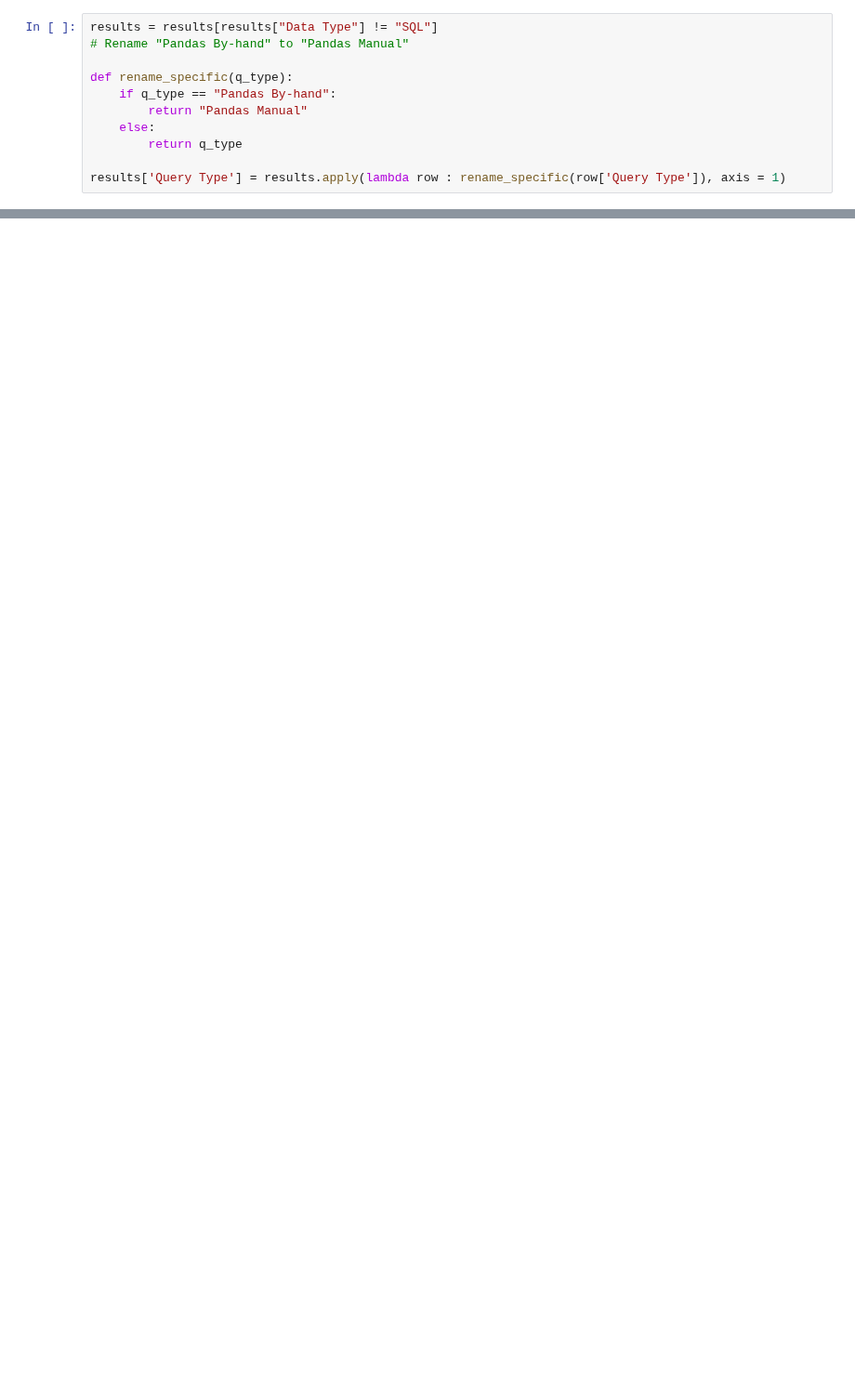
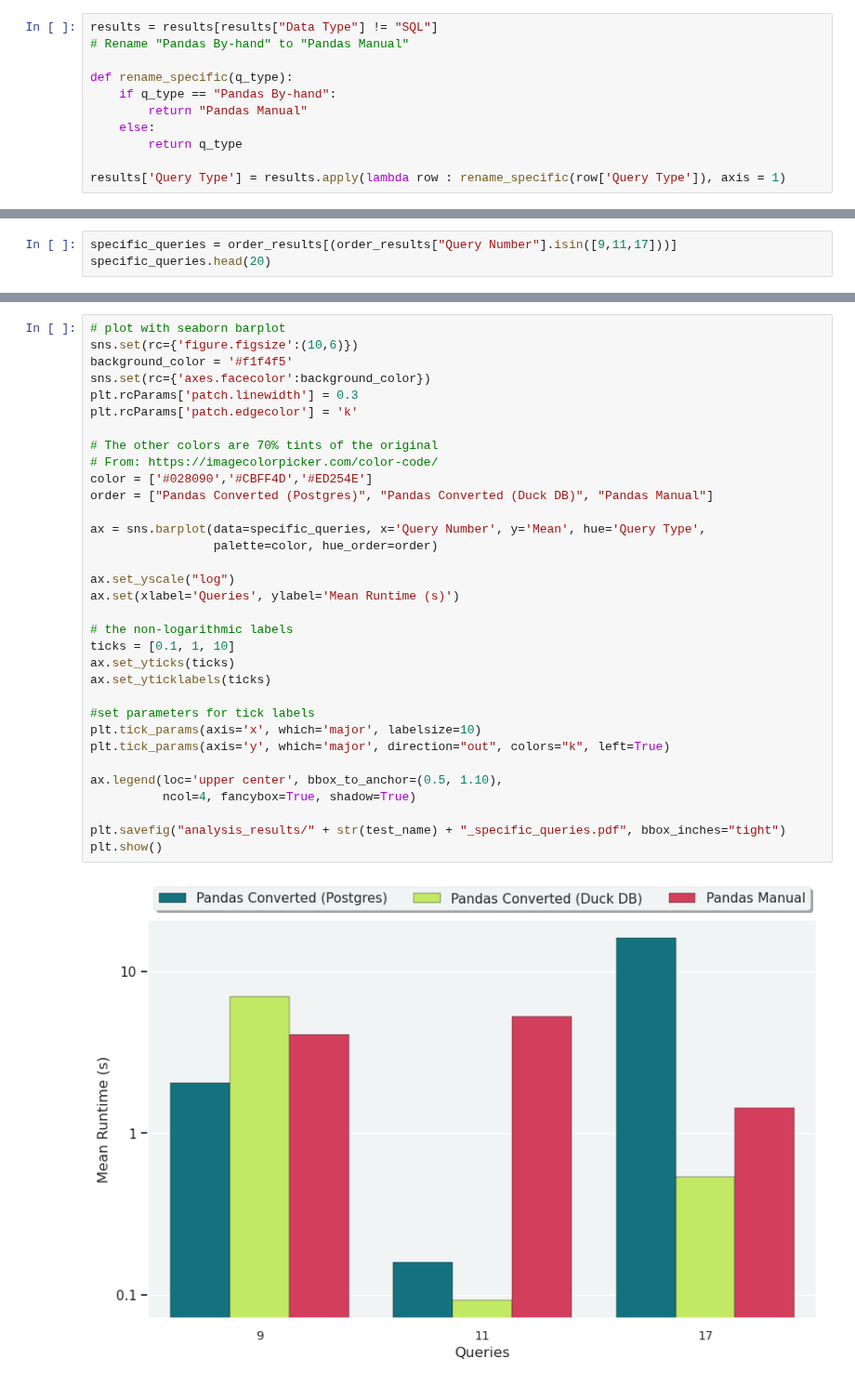
Before and after one commit to groegercesg/QueryBridge, a Jupyter notebook: benchmarking/hand_analysis.ipynb, the cells around one changed output, grey strips where cells are left out. Shown at 93% size. Drawn from its saved outputs; the diff is of its cells as text; blank space fills up the shorter version.

```diff
--- a/benchmarking/hand_analysis.ipynb
+++ b/benchmarking/hand_analysis.ipynb
@@ -140,0 +145,3 @@ group_results
+# %%
+specific_queries = order_results[(order_results["Query Number"].isin([9,11,17]))]
+specific_queries.head(20)
@@ -140,0 +159,35 @@ group_results
+# %%
+# plot with seaborn barplot
+sns.set(rc={'figure.figsize':(10,6)})
+background_color = '#f1f4f5'
+sns.set(rc={'axes.facecolor':background_color})
+plt.rcParams['patch.linewidth'] = 0.3
+plt.rcParams['patch.edgecolor'] = 'k'
+
+# The other colors are 70% tints of the original
+# From: https://imagecolorpicker.com/color-code/
+color = ['#028090','#CBFF4D','#ED254E']
+order = ["Pandas Converted (Postgres)", "Pandas Converted (Duck DB)", "Pandas Manual"]
+
+ax = sns.barplot(data=specific_queries, x='Query Number', y='Mean', hue='Query Type',
+                 palette=color, hue_order=order)
+
+ax.set_yscale("log")
+ax.set(xlabel='Queries', ylabel='Mean Runtime (s)')
+
+# the non-logarithmic labels
+ticks = [0.1, 1, 10]
+ax.set_yticks(ticks)
+ax.set_yticklabels(ticks)
+
+#set parameters for tick labels
+plt.tick_params(axis='x', which='major', labelsize=10)
+plt.tick_params(axis='y', which='major', direction="out", colors="k", left=True)
+
+ax.legend(loc='upper center', bbox_to_anchor=(0.5, 1.10),
+          ncol=4, fancybox=True, shadow=True)
+
+plt.savefig("analysis_results/" + str(test_name) + "_specific_queries.pdf", bbox_inches="tight")
+plt.show()
+# %% [output]
+[figure, added]
```
Also changed, not shown: parts of 7 cells of this notebook, 5 other files.
